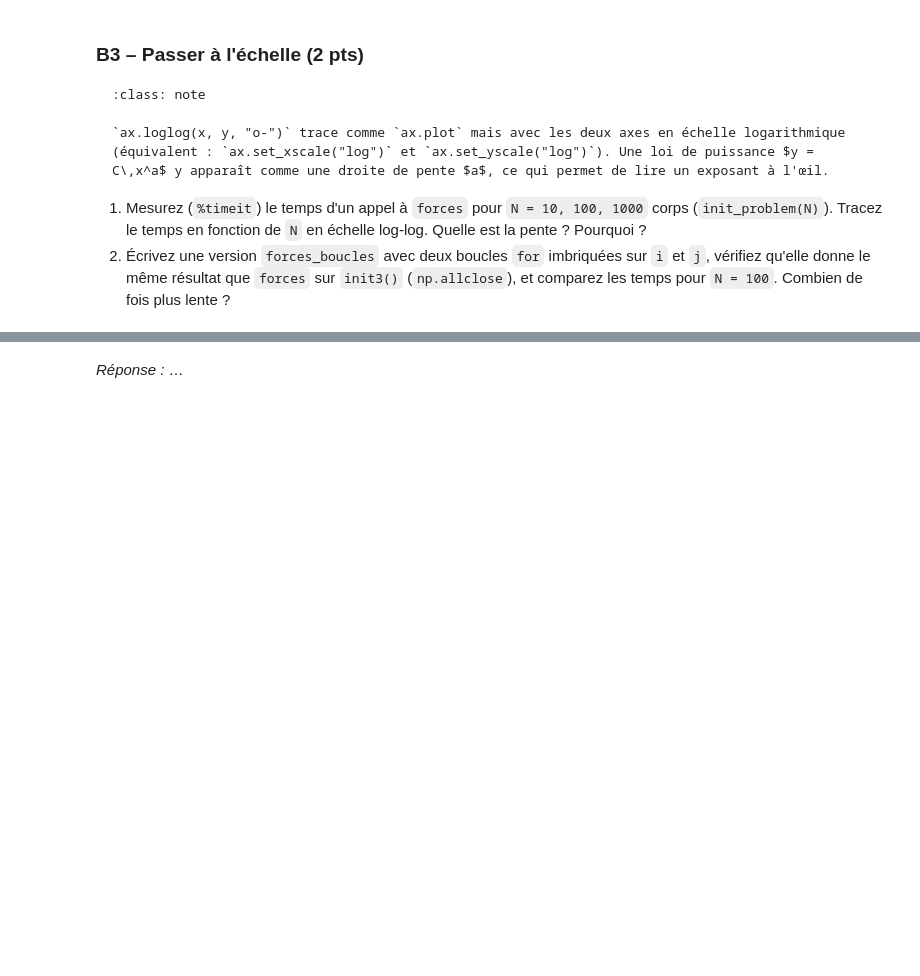
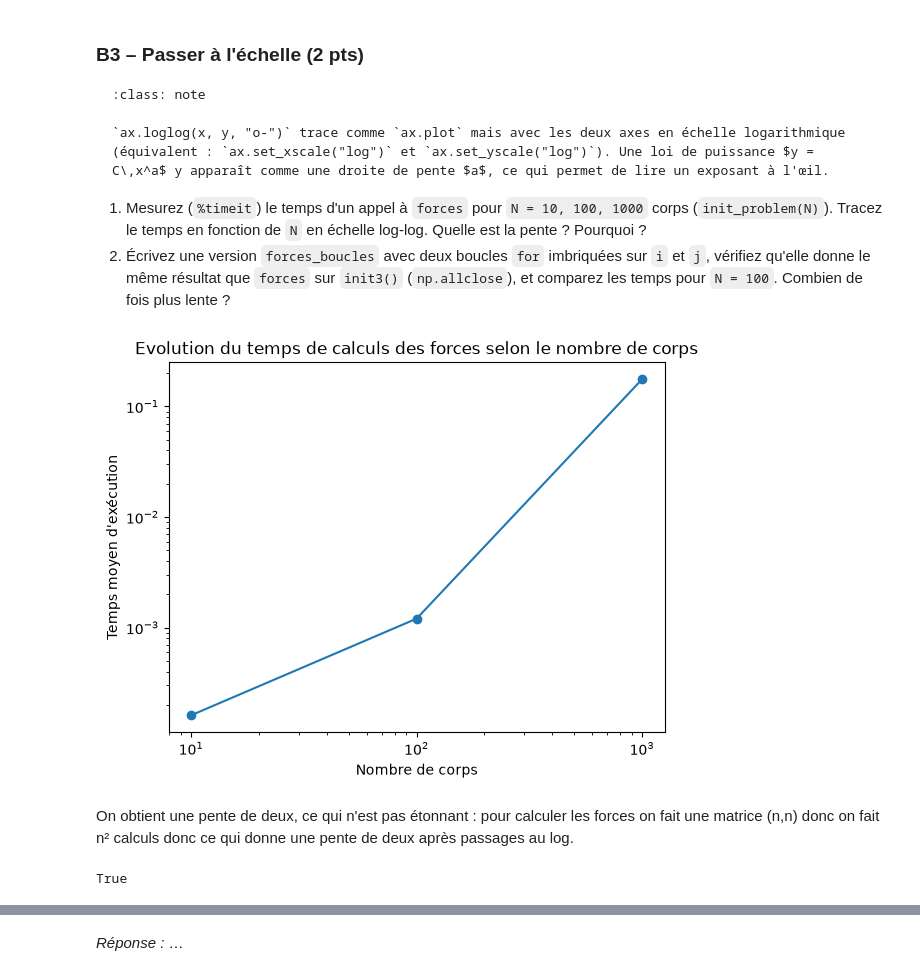
Before and after one commit to GeraudRoussel/pe-homework, a Jupyter notebook: D6/sujet.ipynb, the cells around one changed output, grey strips where cells are left out. Drawn from its saved outputs; the diff is of its cells as text; code cells hidden in the pictures; blank space fills up the shorter version.

```diff
--- a/D6/sujet.ipynb
+++ b/D6/sujet.ipynb
@@ -458,3 +463,33 @@ On voit qu'avec la méthode leapfrog, on se rapproche beaucoup plus de l'invaria
 2. Écrivez une version `forces_boucles` avec deux boucles `for` imbriquées sur `i` et `j`, vérifiez qu'elle donne le même résultat que `forces` sur `init3()` (`np.allclose`), et comparez les temps pour `N = 100`. Combien de fois plus lente ?
 # %%
 # votre code
+import timeit
+N = [10,100,1000]
+Temps =[]
+fig,ax = plt.subplots()
+for i in range(3) :
+    masses,positions,speeds = init_problem(N[i])
+    Temps.append(timeit.timeit(lambda: forces(masses,positions),number=10)/10)
+ax.loglog(N,Temps,"o-")
+ax.set_xlabel("Nombre de corps")
+ax.set_ylabel("Temps moyen d'exécution")
+ax.set_title("Evolution du temps de calculs des forces selon le nombre de corps")
+plt.show()
+# %% [output]
+[figure, added]
+# %% [markdown]
+On obtient une pente de deux, ce qui n'est pas étonnant : pour calculer les forces on fait une matrice (n,n) donc on fait n² calculs donc ce qui donne une pente de deux après passages au log.
+# %%
+def forces_boucles(masses,positions, G=1.0):
+    N = positions.shape[1]
+    F = np.zeros((2,N))
+    dist = 0
+    for i in range(N):
+        for j in range(N):
+            if i!=j:
+                dist = np.sqrt((positions[0,i]-positions[0,j])**2+(positions[1,j]-positions[1,i])**2)
+                F[:,i]+=G*masses[i]*masses[j]*(positions[:,j]-positions[:,i])/dist**3
+    return F
+np.allclose(forces(masses,positions),forces_boucles(masses,positions))
+# %% [output]
+True
```
Also changed, not shown: parts of 4 cells of this notebook.
